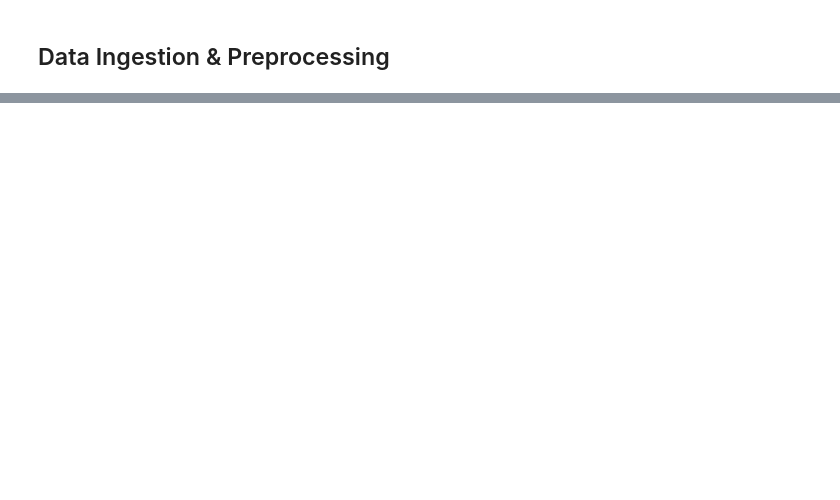
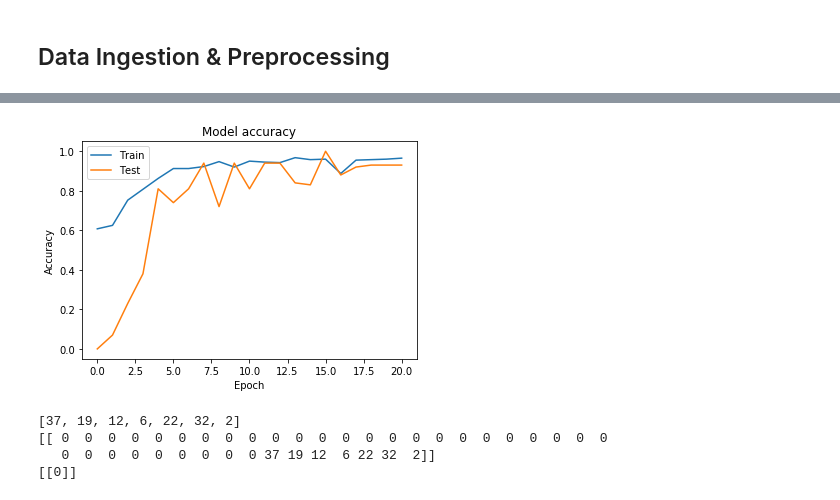
Before and after one commit to pjabes/detection-notebooks, a Jupyter notebook: DNS/dga.ipynb, the cells around one changed output, grey strips where cells are left out. Cells and saved outputs as stored; diff of their text form; code cells hidden in the pictures; blank space fills up the shorter version.

Commit message:
Prototyped dga initial implementation

```diff
--- a/DNS/dga.ipynb
+++ b/DNS/dga.ipynb
@@ -163,0 +189,19 @@ TypeError: sparse matrix length is ambiguous; use getnnz() or shape[0]
+# %%
+max_epoch=25
+nfolds=10
+batch_size=128
+# %%
+#call backs
+from keras.callbacks import EarlyStopping
+cb = []
+
+cb.append(EarlyStopping(monitor='val_loss',
+                        min_delta=0, #an absolute change of less than min_delta, will count as no improvement
+                        patience=5, #number of epochs with no improvement after which training will be stopped
+                        verbose=0,
+                        mode='auto',
+                        baseline=None,
+                        restore_best_weights=False))
+# %%
+model = build_model(max_features_num, maxlen)
+model.summary()
@@ -163,0 +226,14 @@ TypeError: sparse matrix length is ambiguous; use getnnz() or shape[0]
+# %%
+history = model.fit(x=new_X, y=new_Y,
+                    batch_size=batch_size,
+                    epochs=max_epoch,
+                    verbose=1,
+                    callbacks=cb,
+                    validation_split=0.2, #
+                    validation_data=None,
+                    shuffle=True,
+                    class_weight=None,
+                    sample_weight=None,
+                    initial_epoch=0,
+                    steps_per_epoch=None,
+                    validation_steps=None)
@@ -163,0 +258,42 @@ TypeError: sparse matrix length is ambiguous; use getnnz() or shape[0]
+# %%
+plt.plot(history.history['acc'])
+plt.plot(history.history['val_acc'])
+plt.title('Model accuracy')
+plt.ylabel('Accuracy')
+plt.xlabel('Epoch')
+plt.legend(['Train', 'Test'], loc='upper left')
+plt.show()
+# %% [output]
+[figure, added]
+# %%
+
+
+# # Convert characters to int
+# X_in_int = []
+# for domain in X:
+#     domain_in_int = []
+#     for c in domain:
+#         domain_in_int.append(chars_dict[c])
+#     X_in_int.append(domain_in_int)
+
+# X = X_in_int
+
+# maxlen = np.max([len(x) for x in X])
+# maxlen
+
+
+
+tstString = 'qwe.com'
+testList = []
+for char in tstString:
+    testList.append(chars_dict[char])
+output = sequence.pad_sequences([testList], maxlen=maxlen)
+
+print(testList)
+print(output)
+print(model.predict_classes(output))
+# %% [output]
+[37, 19, 12, 6, 22, 32, 2]
+[[ 0  0  0  0  0  0  0  0  0  0  0  0  0  0  0  0  0  0  0  0  0  0  0  0
+   0  0  0  0  0  0  0  0  0 37 19 12  6 22 32  2]]
+[[0]]
```
Also changed, not shown: parts of 21 cells of this notebook.
